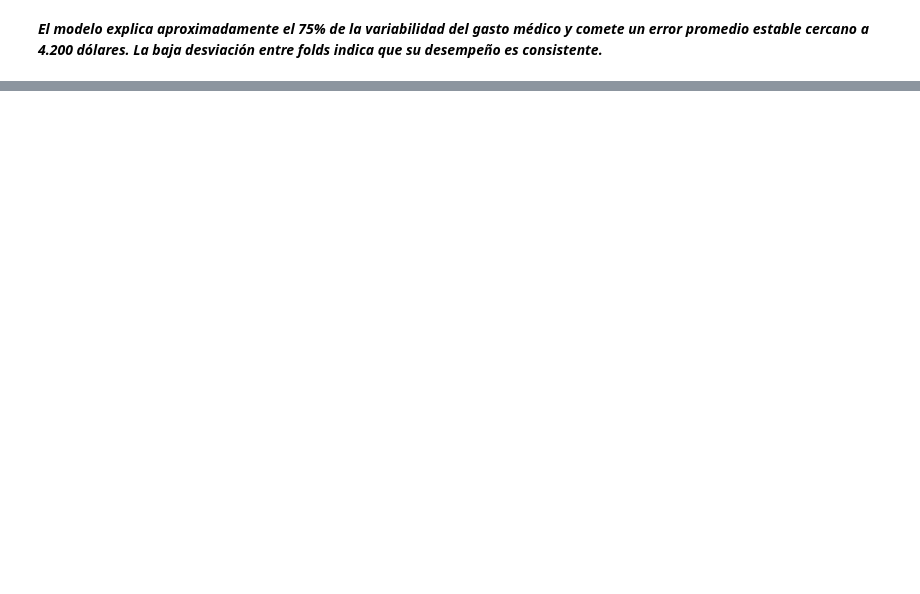
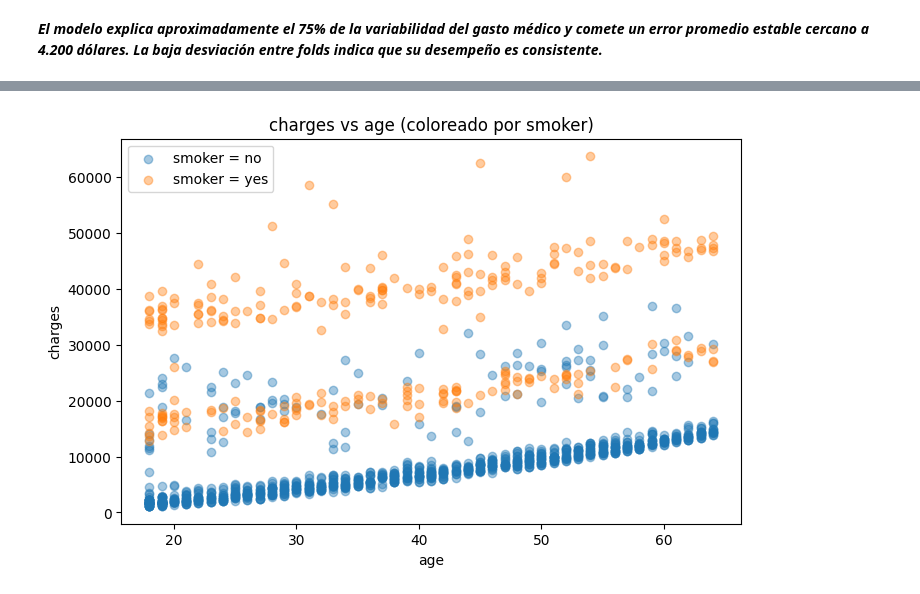
Before and after one commit to yuri19762008/000_ANALISTA_DATOS, a Jupyter notebook: Bootcamp-main/Modulo6/Leccion4/Regression.ipynb, the cells around one changed output, grey strips where cells are left out. Saved outputs shown, nothing was run; the diff lists cells and outputs as text; code cells hidden in the pictures; blank space fills up the shorter version.

```diff
--- a/Bootcamp-main/Modulo6/Leccion4/Regression.ipynb
+++ b/Bootcamp-main/Modulo6/Leccion4/Regression.ipynb
@@ -154,0 +235,16 @@ Eso es una señal fuerte de que el modelo no depende críticamente de la partici
+# %%
+plt.figure(figsize=(8,5))
+
+mask_yes = df["smoker"] == "yes"
+mask_no  = df["smoker"] == "no"
+
+plt.scatter(df.loc[mask_no, "age"],  df.loc[mask_no, "charges"], alpha=0.4, label="smoker = no")
+plt.scatter(df.loc[mask_yes,"age"],  df.loc[mask_yes,"charges"], alpha=0.4, label="smoker = yes")
+
+plt.xlabel("age")
+plt.ylabel("charges")
+plt.title("charges vs age (coloreado por smoker)")
+plt.legend()
+plt.show()
+# %% [output]
+[figure, added]
```
Also changed, not shown: parts of 20 cells of this notebook, 4 other files.
